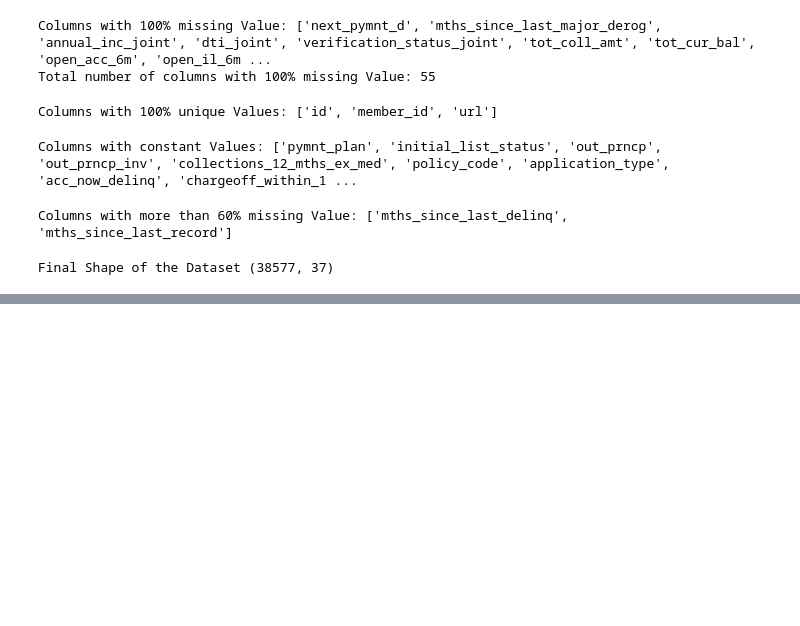
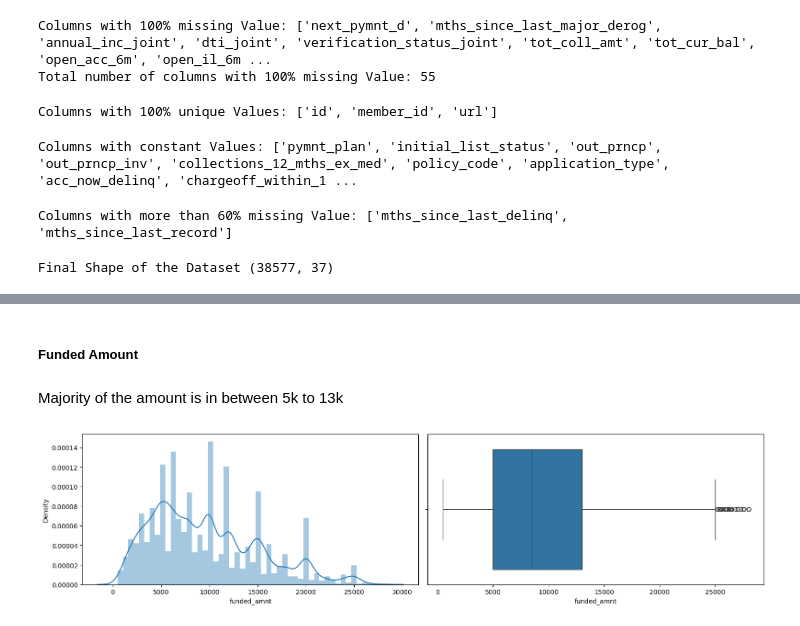
Before and after one commit to GauravEmani/LendingClubCaseStudy, a Jupyter notebook: Group_Facilitator_Name.ipynb, the cells around one changed output, grey strips where cells are left out. Drawn from its saved outputs; the diff is of its cells as text; code cells hidden in the pictures; blank space fills up the shorter version.

```diff
--- a/Group_Facilitator_Name.ipynb
+++ b/Group_Facilitator_Name.ipynb
@@ -154,0 +287,8 @@ Final Shape of the Dataset (38577, 37)
+# %% [markdown]
+##### Funded Amount
+# %% [markdown]
+Majority of the amount is in between 5k to 13k
+# %%
+dist_box_plot(df, 'funded_amnt')
+# %% [output]
+[figure, added]
```
Also changed, not shown: parts of 85 cells of this notebook.
